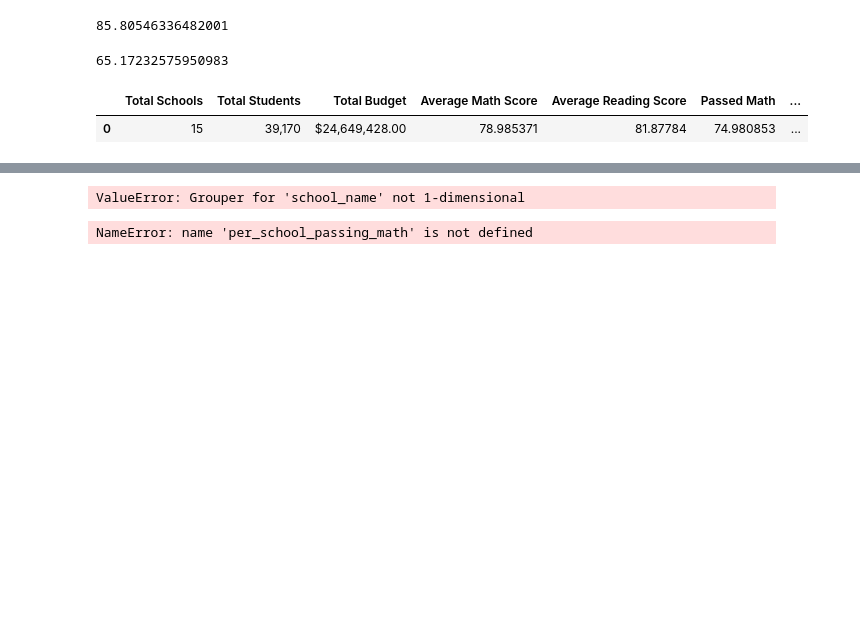
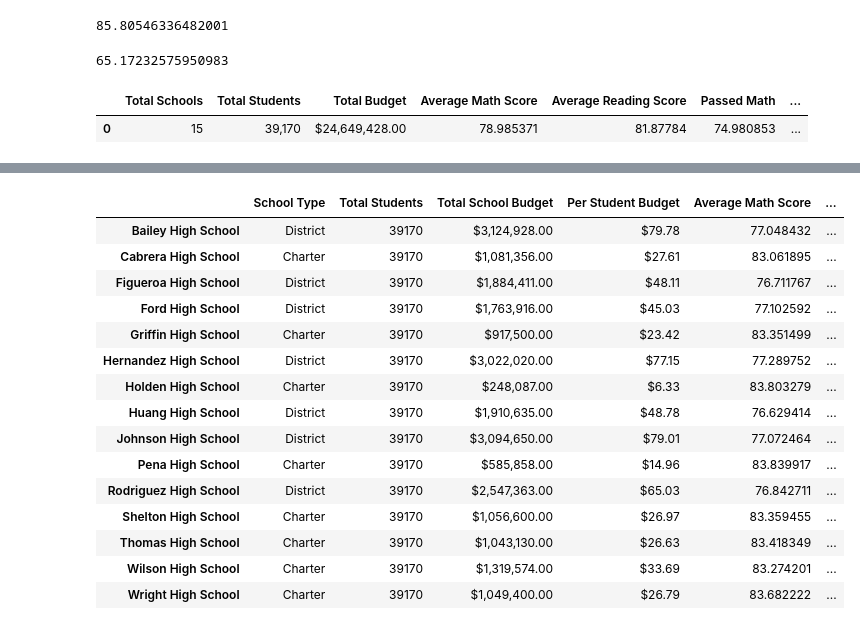
Before and after one commit to basse058/pandas-challenge, a Jupyter notebook: PyCitySchools/Challenge_4.ipynb, the cells around one changed output, grey strips where cells are left out. Saved outputs shown, nothing was run; the diff lists cells and outputs as text; code cells hidden in the pictures; blank space fills up the shorter version.

```diff
--- a/PyCitySchools/Challenge_4.ipynb
+++ b/PyCitySchools/Challenge_4.ipynb
@@ -105,43 +103,54 @@ per_school_budget = school_data_complete.groupby(["school_name"]).mean()["budget
 per_school_capita = per_school_budget / per_school_counts
 # %%
 # Calculate the average test scores
-per_school_math = school_data_complete['math_score'].mean()
-per_school_reading = school_data_complete['reading_score'].mean()
+per_school_math = school_data_complete.groupby(["school_name"])['math_score'].mean()
+per_school_reading = school_data_complete.groupby(["school_name"])['reading_score'].mean()
 # %%
 # Calculate the number of schools with math scores of 70 or higher
-school_passing_math = school_data_complete[(school_data_complete["math_score"] >= 70)].count()
+school_passing_math = school_data_complete[(school_data_complete["math_score"] >= 70)]
 # %%
 # Calculate the number of schools with reading scores of 70 or higher
-school_passing_reading = school_data_complete[(school_data_complete["reading_score"] >= 70)].count()
+school_passing_reading = school_data_complete[(school_data_complete["reading_score"] >= 70)]
 # %%
 # Use the provided code to calculate the schools that passed both math and reading with scores of 70 or higher
-passing_math_and_reading = school_data_complete[
-    (school_data_complete["reading_score"] >= 70) & (school_data_complete["math_score"] >= 70)]
+passing_math_and_reading = school_data_complete[(school_data_complete["reading_score"] >= 70) & (school_data_complete["math_score"] >= 70)]
 # %%
 # Use the provided code to calculate the passing rates
 per_school_passing_math = school_passing_math.groupby(["school_name"]).count()["student_name"] / per_school_counts * 100
 per_school_passing_reading = school_passing_reading.groupby(["school_name"]).count()["student_name"] / per_school_counts * 100
 overall_passing_rate = passing_math_and_reading.groupby(["school_name"]).count()["student_name"] / per_school_counts * 100
-# %% [output]
-ValueError: Grouper for 'school_name' not 1-dimensional
 # %%
 # Create a DataFrame called `per_school_summary` with columns for the calculations above.
 per_school_summary = pd.DataFrame({
-    'School Name':[], 'School Type':[school_types],'Total Students':[per_school_counts],
-    'Total School Budget':[per_school_budget], 'Per Student Budget':[per_school_capita],
-    'Average Math Score':[per_school_math], 'Average Reading Score':[per_school_reading], '% Passing Math':[per_school_passing_math],
-    '% Passing Reading':[per_school_passing_reading], '% Overall Passing':[overall_passing_rate]
-
-})
+    'School Type':school_types,'Total Students':per_school_counts,
+    'Total School Budget':per_school_budget, 'Per Student Budget':per_school_capita,
+    'Average Math Score':per_school_math, 'Average Reading Score':per_school_reading,
+    '% Passing Math':per_school_passing_math,
+    '% Passing Reading':per_school_passing_reading, '% Overall Passing':overall_passing_rate})
 
 # Formatting
 per_school_summary["Total School Budget"] = per_school_summary["Total School Budget"].map("${:,.2f}".format)
 per_school_summary["Per Student Budget"] = per_school_summary["Per Student Budget"].map("${:,.2f}".format)
 
 # Display the DataFrame
 per_school_summary
 # %% [output]
-NameError: name 'per_school_passing_math' is not defined
+|  | School Type | Total Students | Total School Budget | Per Student Budget | Average Math Score | ... |
+| Bailey High School | District | 39170 | $3,124,928.00 | $79.78 | 77.048432 | ... |
+| Cabrera High School | Charter | 39170 | $1,081,356.00 | $27.61 | 83.061895 | ... |
+| Figueroa High School | District | 39170 | $1,884,411.00 | $48.11 | 76.711767 | ... |
+| Ford High School | District | 39170 | $1,763,916.00 | $45.03 | 77.102592 | ... |
+| Griffin High School | Charter | 39170 | $917,500.00 | $23.42 | 83.351499 | ... |
+| Hernandez High School | District | 39170 | $3,022,020.00 | $77.15 | 77.289752 | ... |
+| Holden High School | Charter | 39170 | $248,087.00 | $6.33 | 83.803279 | ... |
+| Huang High School | District | 39170 | $1,910,635.00 | $48.78 | 76.629414 | ... |
+| Johnson High School | District | 39170 | $3,094,650.00 | $79.01 | 77.072464 | ... |
+| Pena High School | Charter | 39170 | $585,858.00 | $14.96 | 83.839917 | ... |
+| Rodriguez High School | District | 39170 | $2,547,363.00 | $65.03 | 76.842711 | ... |
+| Shelton High School | Charter | 39170 | $1,056,600.00 | $26.97 | 83.359455 | ... |
+| Thomas High School | Charter | 39170 | $1,043,130.00 | $26.63 | 83.418349 | ... |
+| Wilson High School | Charter | 39170 | $1,319,574.00 | $33.69 | 83.274201 | ... |
+| Wright High School | Charter | 39170 | $1,049,400.00 | $26.79 | 83.682222 | ... |
 # %%
 # Sort the schools by `% Overall Passing` in descending order and display the top 5 rows.
 descending_df = per_school_summary.sort_values("% Overall Passing")
```
Also changed, not shown: parts of 6 cells of this notebook.
